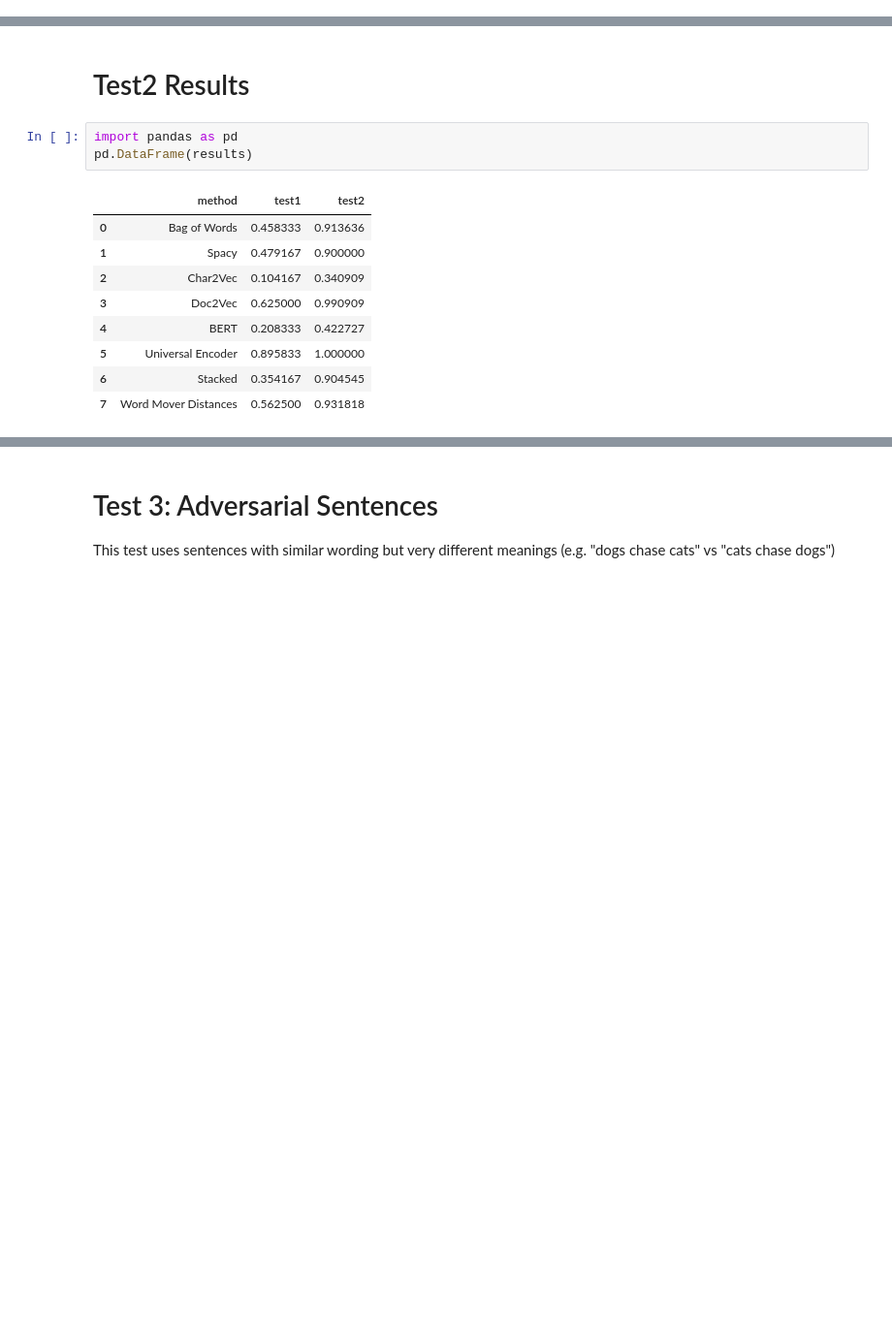
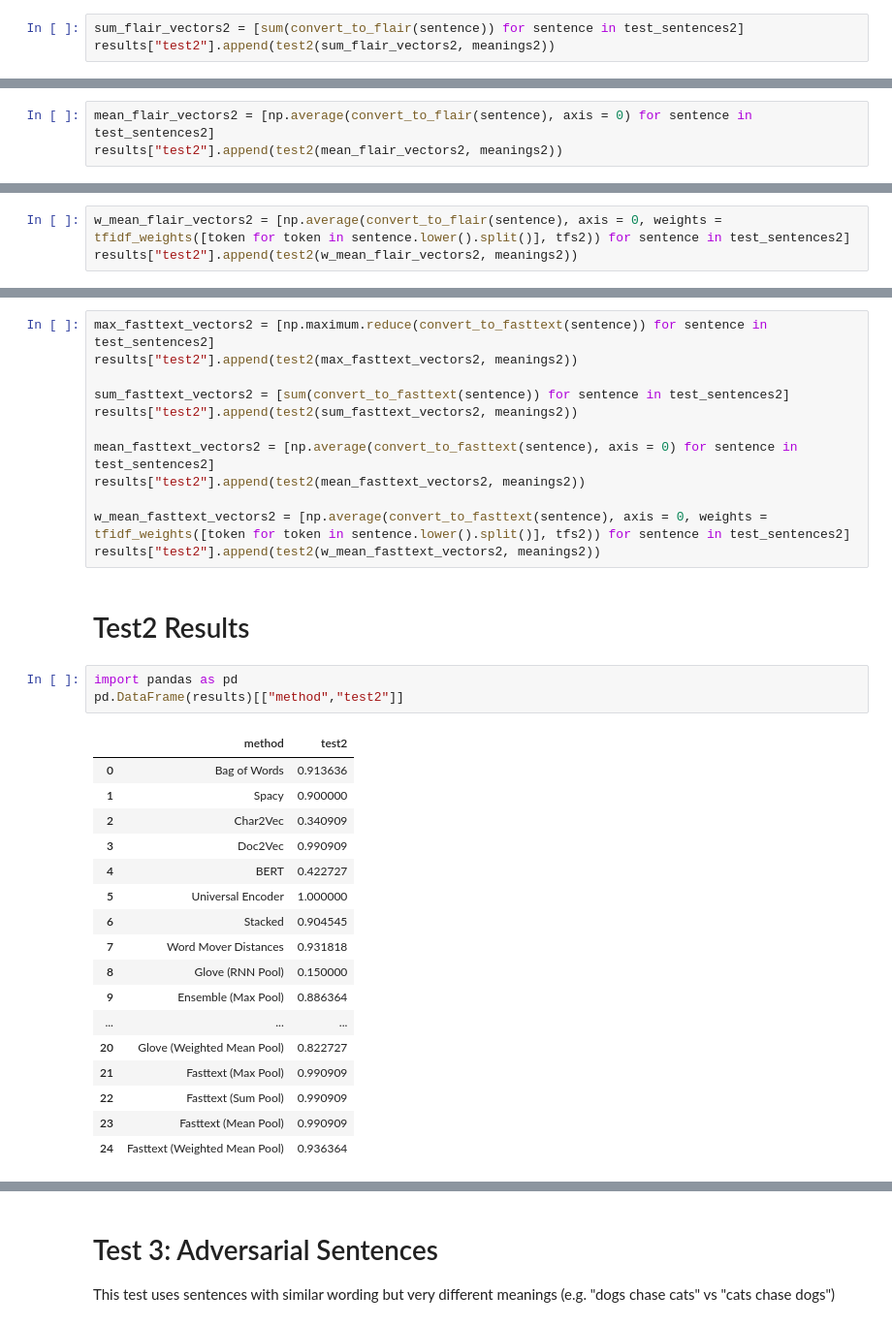
Before and after one commit to mohammedterry/NLP_for_ML, a Jupyter notebook: Sentence_Embedding_Benchmarking.ipynb, the cells around one changed output, grey strips where cells are left out. Shown at 97% size. Drawn from its saved outputs; the diff is of its cells as text; blank space fills up the shorter version.

```diff
--- a/Sentence_Embedding_Benchmarking.ipynb
+++ b/Sentence_Embedding_Benchmarking.ipynb
@@ -815,0 +1394,3 @@ results["test2"].append(test2_wmd(test_sentences2, meanings2, display = True))
+# %%
+sum_flair_vectors2 = [sum(convert_to_flair(sentence)) for sentence in test_sentences2]
+results["test2"].append(test2(sum_flair_vectors2, meanings2))
@@ -815,0 +1399,3 @@ results["test2"].append(test2_wmd(test_sentences2, meanings2, display = True))
+# %%
+mean_flair_vectors2 = [np.average(convert_to_flair(sentence), axis = 0) for sentence in test_sentences2]
+results["test2"].append(test2(mean_flair_vectors2, meanings2))
@@ -815,0 +1404,3 @@ results["test2"].append(test2_wmd(test_sentences2, meanings2, display = True))
+# %%
+w_mean_flair_vectors2 = [np.average(convert_to_flair(sentence), axis = 0, weights = tfidf_weights([token for token in sentence.lower().split()], tfs2)) for sentence in test_sentences2]
+results["test2"].append(test2(w_mean_flair_vectors2, meanings2))
@@ -816,18 +1409,38 @@ results["test2"].append(test2_wmd(test_sentences2, meanings2, display = True))
+# %%
+max_fasttext_vectors2 = [np.maximum.reduce(convert_to_fasttext(sentence)) for sentence in test_sentences2]
+results["test2"].append(test2(max_fasttext_vectors2, meanings2))
+
+sum_fasttext_vectors2 = [sum(convert_to_fasttext(sentence)) for sentence in test_sentences2]
+results["test2"].append(test2(sum_fasttext_vectors2, meanings2))
+
+mean_fasttext_vectors2 = [np.average(convert_to_fasttext(sentence), axis = 0) for sentence in test_sentences2]
+results["test2"].append(test2(mean_fasttext_vectors2, meanings2))
+
+w_mean_fasttext_vectors2 = [np.average(convert_to_fasttext(sentence), axis = 0, weights = tfidf_weights([token for token in sentence.lower().split()], tfs2)) for sentence in test_sentences2]
+results["test2"].append(test2(w_mean_fasttext_vectors2, meanings2))
 # %% [markdown]
 # Test2 Results
 # %%
 import pandas as pd
-pd.DataFrame(results)
+pd.DataFrame(results)[["method","test2"]]
 # %% [output]
-|  | method | test1 | test2 |
-| 0 | Bag of Words | 0.458333 | 0.913636 |
-| 1 | Spacy | 0.479167 | 0.900000 |
-| 2 | Char2Vec | 0.104167 | 0.340909 |
-| 3 | Doc2Vec | 0.625000 | 0.990909 |
-| 4 | BERT | 0.208333 | 0.422727 |
-| 5 | Universal Encoder | 0.895833 | 1.000000 |
-| 6 | Stacked | 0.354167 | 0.904545 |
-| 7 | Word Mover Distances | 0.562500 | 0.931818 |
+|  | method | test2 |
+| 0 | Bag of Words | 0.913636 |
+| 1 | Spacy | 0.900000 |
+| 2 | Char2Vec | 0.340909 |
+| 3 | Doc2Vec | 0.990909 |
+| 4 | BERT | 0.422727 |
+| 5 | Universal Encoder | 1.000000 |
+| 6 | Stacked | 0.904545 |
+| 7 | Word Mover Distances | 0.931818 |
+| 8 | Glove (RNN Pool) | 0.150000 |
+| 9 | Ensemble (Max Pool) | 0.886364 |
+| ... | ... | ... |
+| 20 | Glove (Weighted Mean Pool) | 0.822727 |
+| 21 | Fasttext (Max Pool) | 0.990909 |
+| 22 | Fasttext (Sum Pool) | 0.990909 |
+| 23 | Fasttext (Mean Pool) | 0.990909 |
+| 24 | Fasttext (Weighted Mean Pool) | 0.936364 |
 # %%
 results_df = pd.DataFrame(results).sort_values(['test2']).reset_index(drop=True)
 sns.barplot(x="test2", y="method", data=results_df)
```
Also changed, not shown: parts of 109 cells of this notebook.
